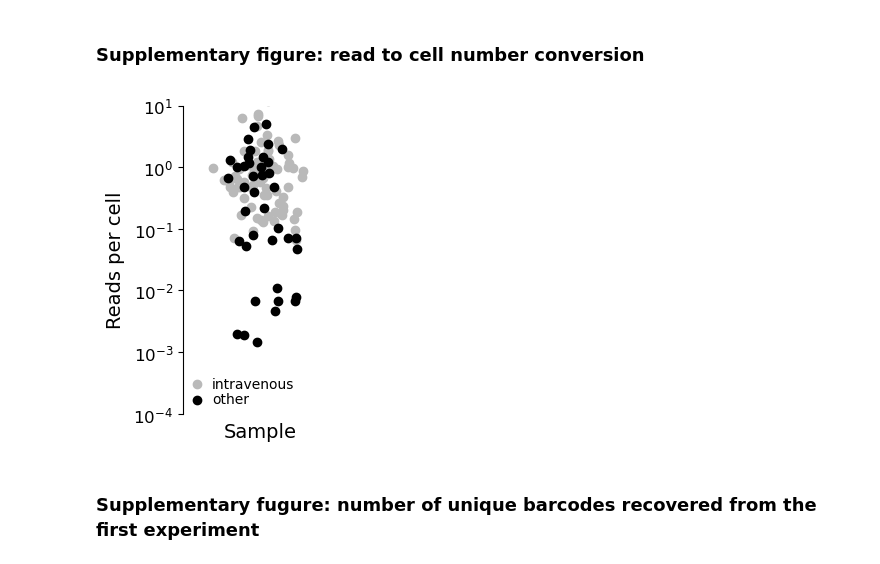
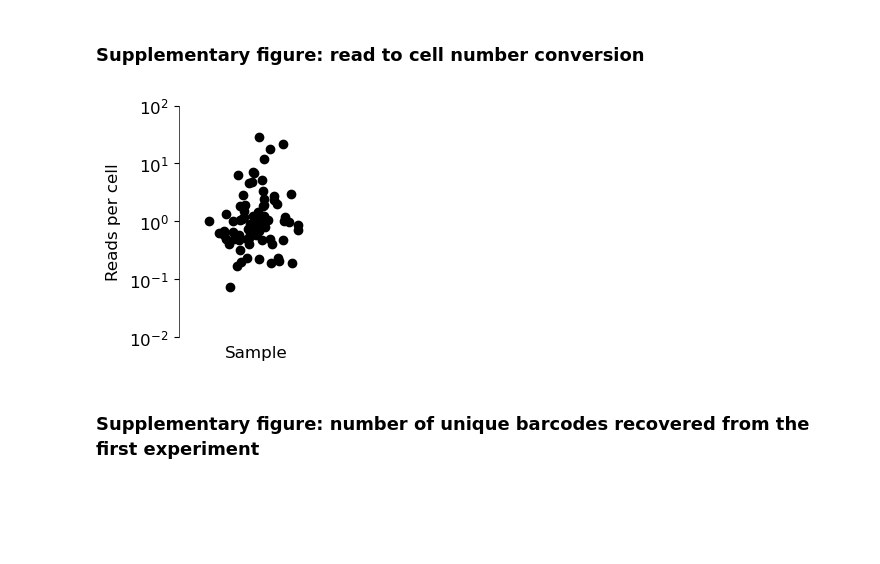
Before and after one commit to alyulina/metastatic-phenotypes, a Jupyter notebook: figures/fig2.ipynb, the cells around one changed output. Saved outputs shown, nothing was run; the diff lists cells and outputs as text; code cells hidden in the pictures; blank space fills up the shorter version.

```diff
--- a/figures/fig2.ipynb
+++ b/figures/fig2.ipynb
@@ -486,4 +507,15 @@ samples = list(set(metadata.loc[(metadata['experiment'] == what[0]) &
                                 (metadata['tissue'] == what[4])
 ].apply(lambda row: row['notes'].split()[0] if row['notes'] != 'none' else row.name, axis=1).tolist())) # choosing the correct name for merged counts
 # %%
-clID__in_vivo_exp, clID__in_vivo_exp_avg_relative_to_mean, clID__in_vivo_exp_err, clIDs_sorted = utils.bootstrap_relative_burden(samples, read_counts=read_counts_by_cell_line, cell_counts=cell_counts_by_cell_line, metadata=metadata)
+(
+    clID__in_vivo_exp,
+    clID__in_vivo_exp_relative_to_mean,
+    clID__in_vivo_exp_avg_relative_to_mean,
+    clID__in_vivo_exp_err,
+    clIDs_sorted
+) = utils.bootstrap_relative_burden(
+    samples,
+    read_counts=read_counts_by_cell_line,
+    cell_counts=cell_counts_by_cell_line,
+    metadata=metadata
+)
@@ -715,52 +619,50 @@ plt.xlabel('Relative lung metastatic burden\n (F1 mice at 3 weeks)', fontsize=14
 # %% [markdown]
 ### Supplementary figure: read to cell number conversion
 # %%
-fig, ax = plt.subplots(figsize=(2, 4))
+name = 'read_to_cell_number_conversion'
+si = 'si'
+
+fig, ax = plt.subplots(figsize=(2, 3))
 ax.spines[['top', 'right', 'bottom']].set_visible(False)
+ax.spines['left'].set_linewidth(0.5)
 
 processed_samples = []; used_labels = []
 np.random.seed(0)
 for sample_id in metadata.index:
     if sample_id in processed_samples:
         continue
     if metadata.loc[sample_id]['spike-in added'] == False:
         continue
+    if metadata.loc[sample_id]['experiment'] != '1':
+        continue
 
-    if metadata.loc[sample_id]['injection method'] == 'intravenous':
-        c = '#b9b9b9'; z=-1
-    else:
-        c = 'black'; z=0
+    c = 'black'; z=1
 
     if metadata.loc[sample_id]['notes'] == 'none': # no need to merge anything
         plt.scatter(1 + np.random.normal(0, 0.012), read_counts_by_cell_line.loc['GATC'][sample_id] / 50000, color=c, zorder=z)
     elif 'one' in metadata.loc[sample_id]['notes']:
         plt.scatter(1 + np.random.normal(0, 0.012), sum(read_counts_by_cell_line[subsample][0] for subsample in metadata.loc[sample_id]['notes'].split()[0].split(':')) / 50000, color=c, zorder=z)
         processed_samples.extend([subsample for subsample in metadata.loc[sample_id]['notes'].split()[0].split(':')])
     else:
         plt.scatter(1 + np.random.normal(0, 0.012), sum(read_counts_by_cell_line[subsample][0] / 50000 for subsample in metadata.loc[sample_id]['notes'].split()[0].split(':')), color=c, zorder=z)
         processed_samples.extend([subsample for subsample in metadata.loc[sample_id]['notes'].split()[0].split(':')])
 
-# for legend
-plt.scatter(-1, 1, color='#b9b9b9', label = 'intravenous')
-plt.scatter(-1, 1, color='black', label = 'other')
-
 plt.yscale('log')
 plt.minorticks_off()
 plt.xlim(0.95, 1.05)
-plt.ylim(1e-4, 1e1)
+plt.ylim(1e-2, 1e2)
 plt.xticks([], []);
 plt.yticks(size=12)
 
-plt.legend(frameon=False, handletextpad=0.1, labelspacing=0.1, bbox_to_anchor=(0.8, 0.16))
+plt.ylabel('Reads per cell', fontsize=12, labelpad=6);
+plt.xlabel('Sample', fontsize=12, labelpad=6);
 
-plt.ylabel('Reads per cell', fontsize=14, labelpad=6);
-plt.xlabel('Sample', fontsize=14, labelpad=6);
-
-#plt.savefig(path_to_save_figs + 'fig2_si_reads_per_cell.pdf', dpi=300, bbox_inches='tight')
+plt.savefig(path_to_save_figs + si + '_' + name + '.pdf', dpi=300, bbox_inches='tight')
+plt.show(); plt.close('all')
 # %% [output]
-[figure, old version]
+[figure, new version]
 # %% [markdown]
-### Supplementary fugure: number of unique barcodes recovered from the first experiment
+### Supplementary figure: number of unique barcodes recovered from the first experiment
 # %%
 # making a list of 3w F1 iv lung samples from exp. one
 what = ['1', 20, 'C57B6/129S F1', 'intravenous', 'lung']
```
Also changed, not shown: parts of 25 cells of this notebook, 1 other file.
